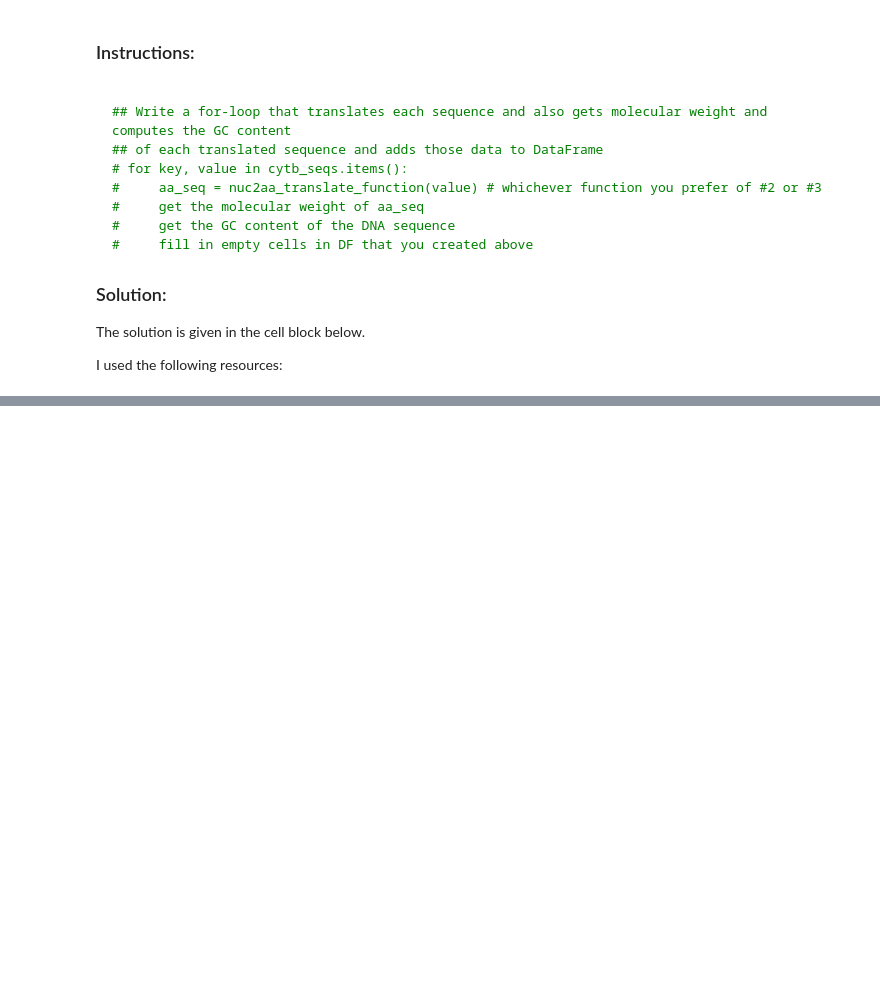
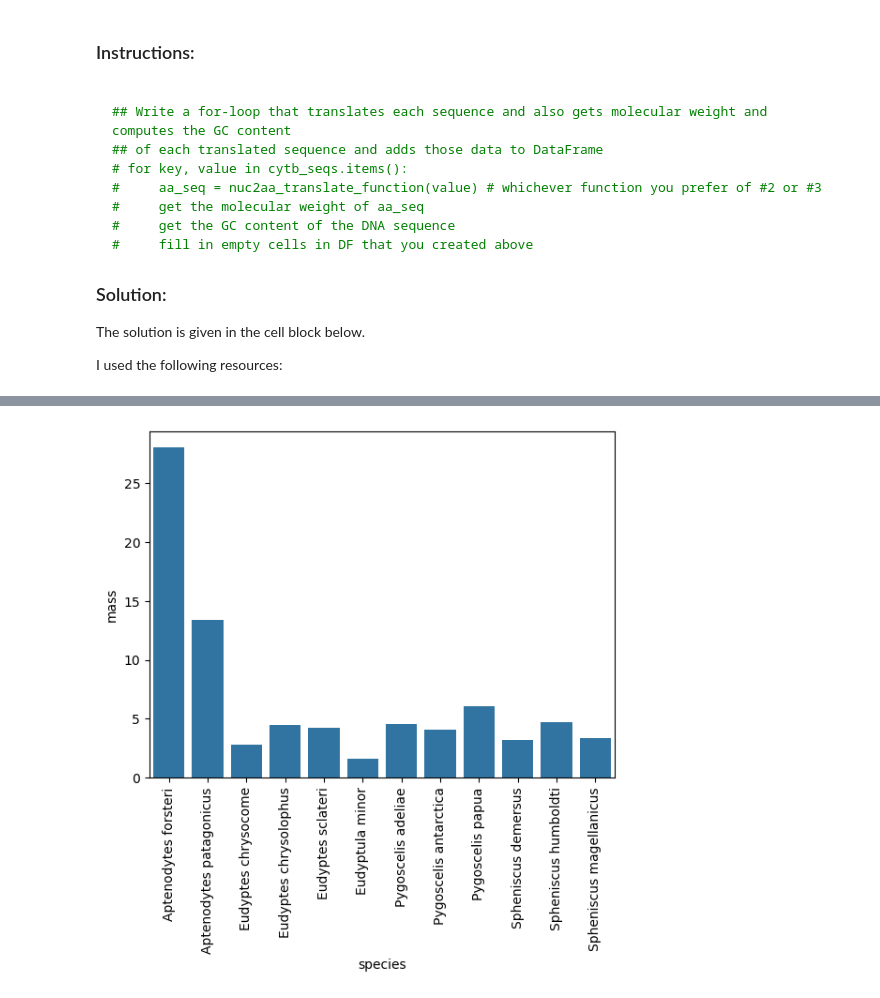
Before and after one commit to RGodin-ISU/BCB546-PythonHW_Spring2025, a Jupyter notebook: main.ipynb, the cells around one changed output, grey strips where cells are left out. Saved outputs shown, nothing was run; the diff lists cells and outputs as text; code cells hidden in the pictures; blank space fills up the shorter version.

```diff
--- a/main.ipynb
+++ b/main.ipynb
@@ -321,0 +342,11 @@ print(penguins_df)
+# %%
+import seaborn as sns
+import matplotlib.pyplot as plt
+
+def plot_mass(data_frame):
+    ax = sns.barplot(data_frame, x="species", y="mass", legend=True)
+    ax.tick_params(axis='x', rotation=90)
+
+plot_mass(penguins_df)
+# %% [output]
+[figure, added]
```
Also changed, not shown: parts of 4 cells of this notebook.
